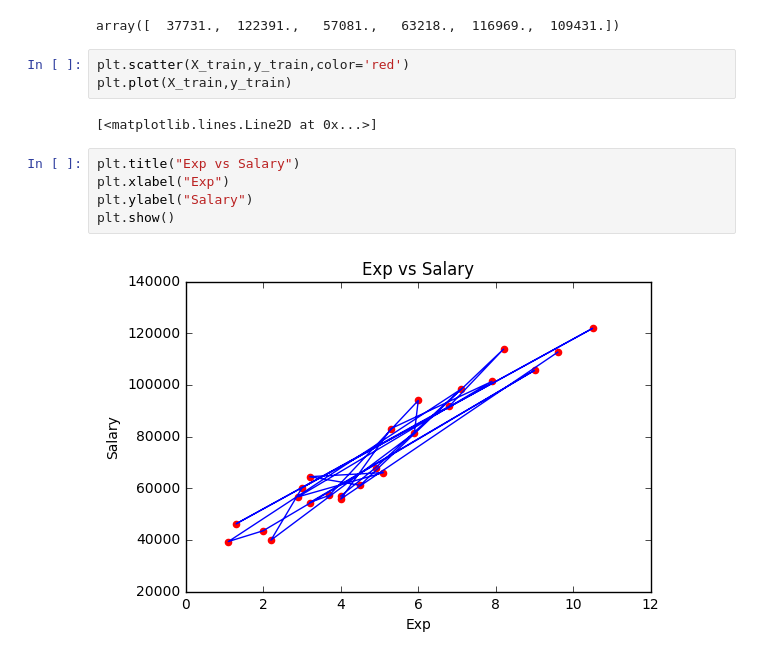
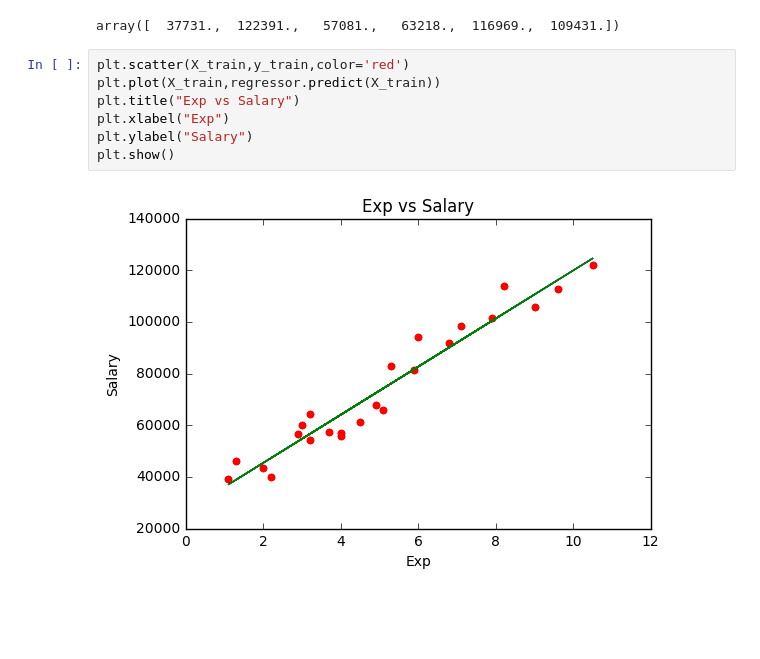
Before and after one commit to sathishkumar95/Machine-Learning, a Jupyter notebook: Part 2 - Regression/Section 4 - Simple Linear Regression/Simple_Linear_Regression/Code.ipynb, the cells around one changed output. Drawn from its saved outputs; the diff is of its cells as text; blank space fills up the shorter version.

```diff
--- a/Part 2 - Regression/Section 4 - Simple Linear Regression/Simple_Linear_Regression/Code.ipynb
+++ b/Part 2 - Regression/Section 4 - Simple Linear Regression/Simple_Linear_Regression/Code.ipynb
@@ -31,13 +31,10 @@ y_test
 array([  37731.,  122391.,   57081.,   63218.,  116969.,  109431.])
 # %%
 plt.scatter(X_train,y_train,color='red')
-plt.plot(X_train,y_train)
+plt.plot(X_train,regressor.predict(X_train))
+plt.title("Exp vs Salary")
+plt.xlabel("Exp")
+plt.ylabel("Salary")
+plt.show()
 # %% [output]
-[<matplotlib.lines.Line2D at 0x...>]
+[figure, added]
-# %%
-plt.title("Exp vs Salary")
-plt.xlabel("Exp")
-plt.ylabel("Salary")
-plt.show()
-# %% [output]
-[figure, removed]
```
Also changed, not shown: parts of 1 cell of this notebook.
